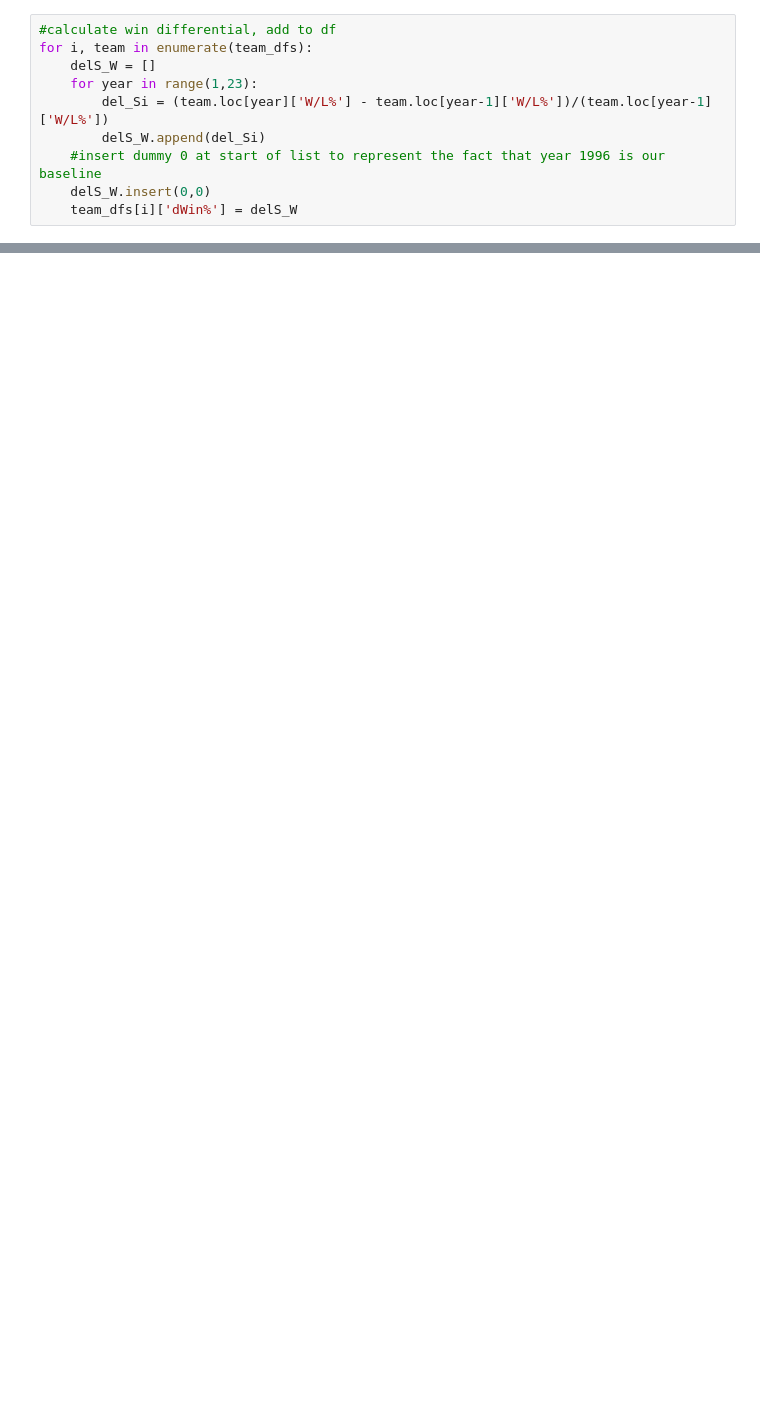
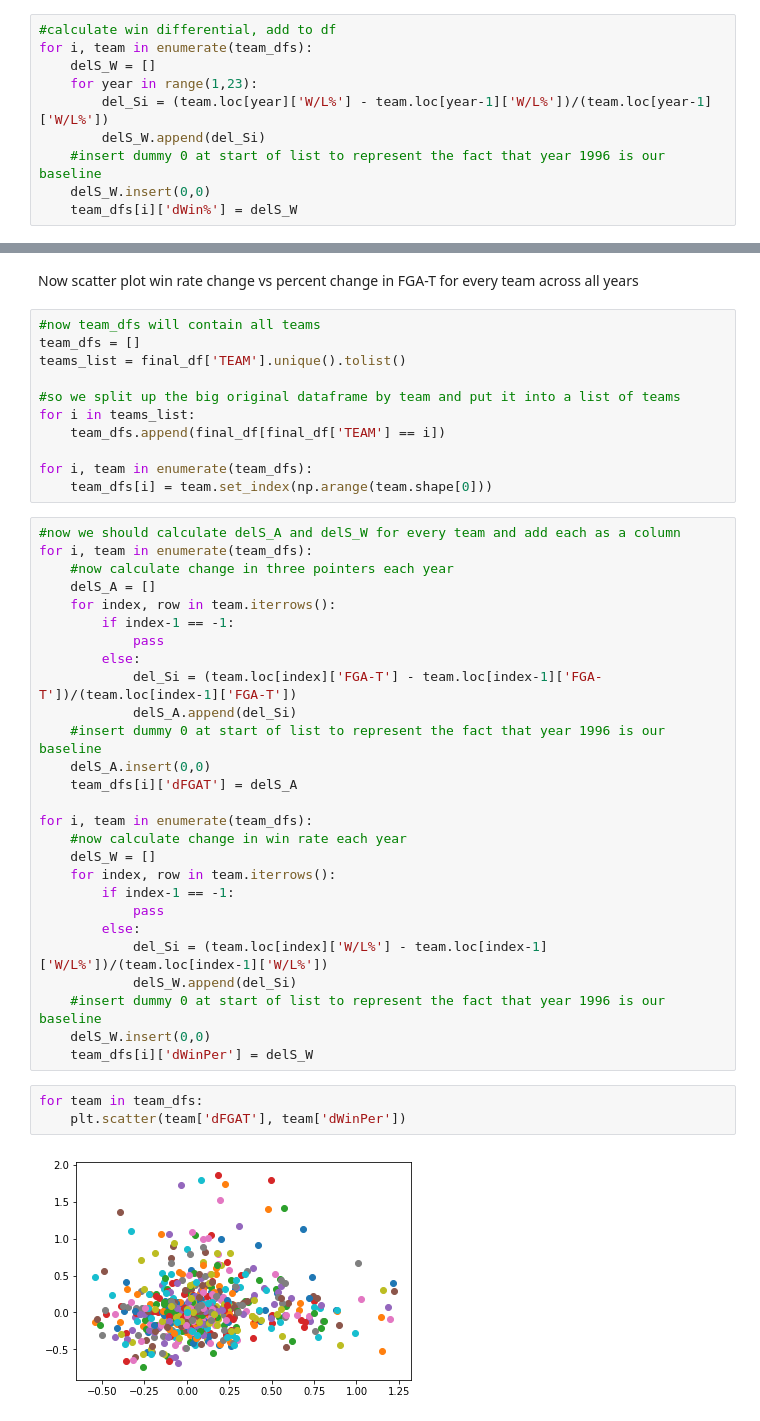
Before and after one commit to easonychang/HotShot-NBAEdition, a Jupyter notebook: Early_analysis.ipynb, the cells around one changed output, grey strips where cells are left out. Cells and saved outputs as stored; diff of their text form; blank space fills up the shorter version.

Commit message:
update Early_analysis
Updated early analysis with plots of all-time changes in threes and their associated win rate change, OLS results and plot of linear regression

```diff
--- a/Early_analysis.ipynb
+++ b/Early_analysis.ipynb
@@ -538,0 +541,45 @@ for team in team_dfs:
+# %% [markdown]
+Now scatter plot win rate change vs percent change in FGA-T for every team across all years
+# %%
+#now team_dfs will contain all teams
+team_dfs = []
+teams_list = final_df['TEAM'].unique().tolist()
+
+#so we split up the big original dataframe by team and put it into a list of teams
+for i in teams_list:
+    team_dfs.append(final_df[final_df['TEAM'] == i])
+
+for i, team in enumerate(team_dfs):
+    team_dfs[i] = team.set_index(np.arange(team.shape[0]))
+# %%
+#now we should calculate delS_A and delS_W for every team and add each as a column
+for i, team in enumerate(team_dfs):
+    #now calculate change in three pointers each year
+    delS_A = []
+    for index, row in team.iterrows():
+        if index-1 == -1:
+            pass
+        else:
+            del_Si = (team.loc[index]['FGA-T'] - team.loc[index-1]['FGA-T'])/(team.loc[index-1]['FGA-T'])
+            delS_A.append(del_Si)
+    #insert dummy 0 at start of list to represent the fact that year 1996 is our baseline
+    delS_A.insert(0,0)
+    team_dfs[i]['dFGAT'] = delS_A
+
+for i, team in enumerate(team_dfs):
+    #now calculate change in win rate each year
+    delS_W = []
+    for index, row in team.iterrows():
+        if index-1 == -1:
+            pass
+        else:
+            del_Si = (team.loc[index]['W/L%'] - team.loc[index-1]['W/L%'])/(team.loc[index-1]['W/L%'])
+            delS_W.append(del_Si)
+    #insert dummy 0 at start of list to represent the fact that year 1996 is our baseline
+    delS_W.insert(0,0)
+    team_dfs[i]['dWinPer'] = delS_W
+# %%
+for team in team_dfs:
+    plt.scatter(team['dFGAT'], team['dWinPer'])
+# %% [output]
+[figure, added]
```
Also changed, not shown: parts of 6 cells of this notebook, 1 other file.
